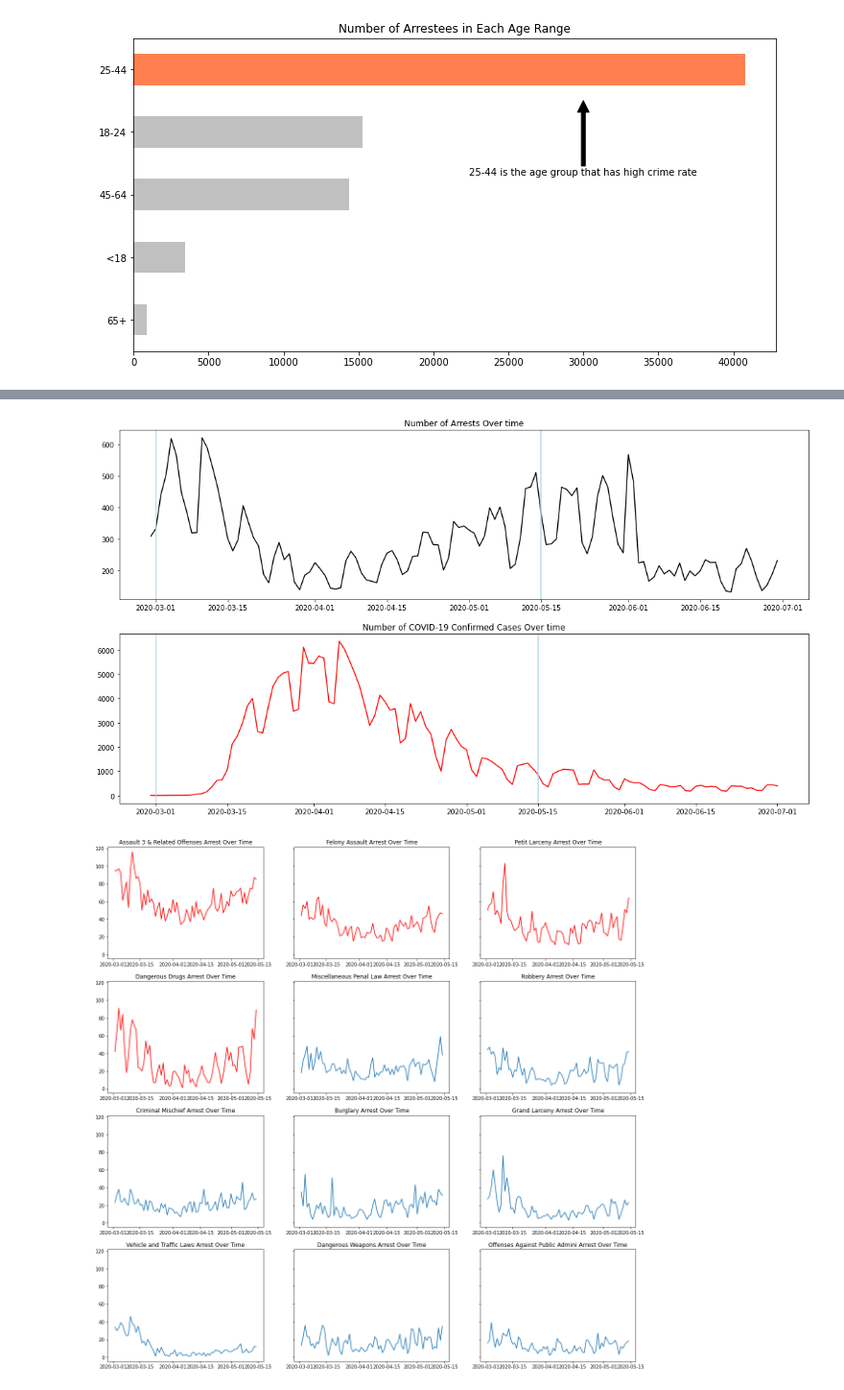
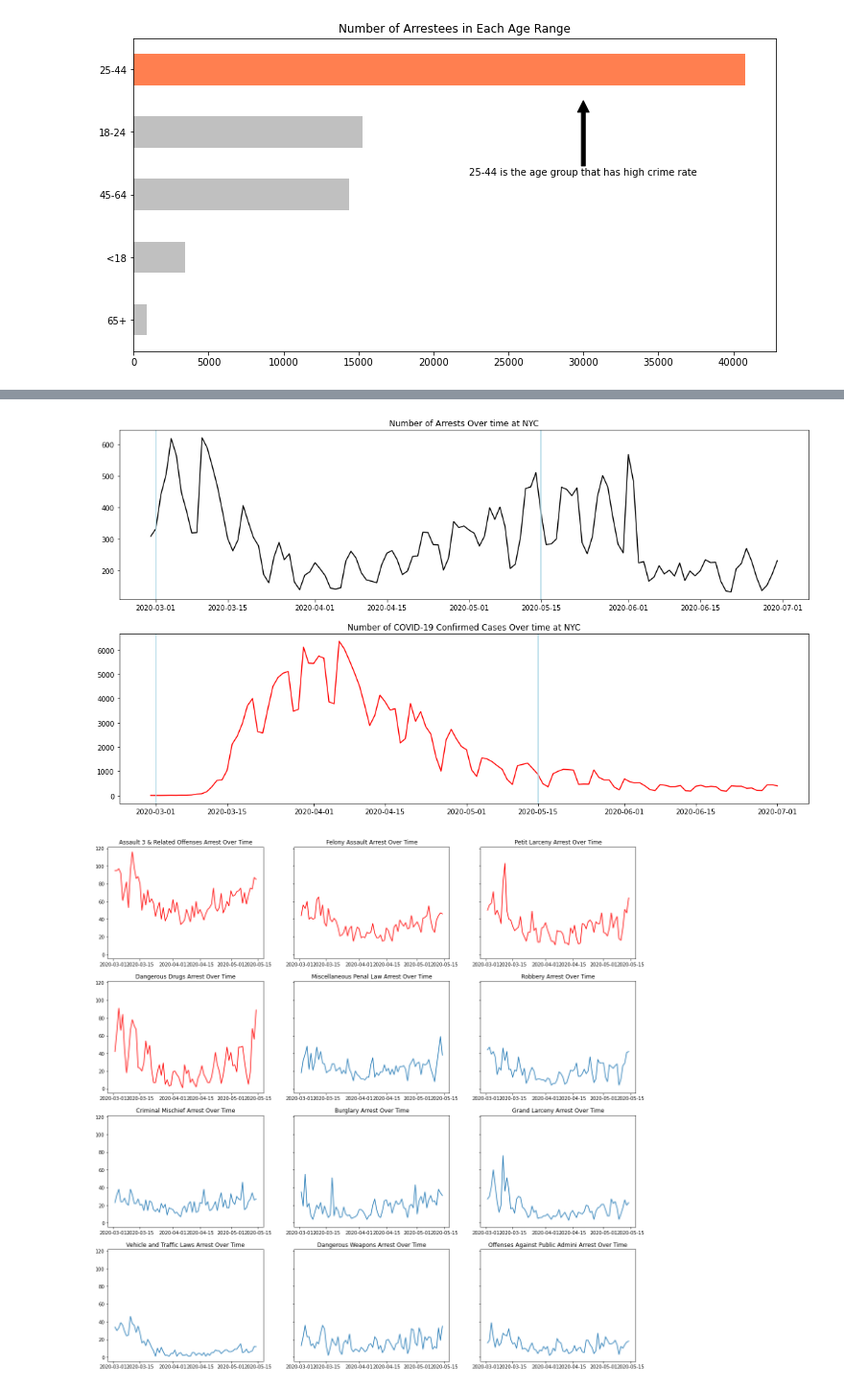
Before and after one commit to cesar3963/Covid-Vs-NYPD-Crime-, a Jupyter notebook: main.ipynb, the cells around one changed output, grey strips where cells are left out. Shown at 96% size. Drawn from its saved outputs; the diff is of its cells as text; code cells hidden in the pictures.

```diff
--- a/main.ipynb
+++ b/main.ipynb
@@ -64,0 +72,3 @@ year_to_date_arrest_df.head()
+# %%
+year_to_date_arrest_df['ARREST_DATE'] = pd.to_datetime(year_to_date_arrest_df['ARREST_DATE'])
+year_to_date_arrest_df.head()
@@ -116,21 +155,21 @@ covid_df_Jul = covid_df.loc[covid_df['DATE_OF_INTEREST']<'2020-07-02',:]
 # %%
 df_Feb = df.loc[df['ARREST_DATE']>'2020-02-28',:]
 
 fig, axs = plt.subplots(2, 1, figsize=(18,10))
 (ax1, ax2) = axs
 
 ax1.plot(df_Feb.groupby(['ARREST_DATE'])['COUNT'].sum(), color='black')
 ax1.axvline(pd.Timestamp('2020-03-01'),color='lightblue')
 ax1.axvline(pd.Timestamp('2020-05-15'),color='lightblue')
-ax1.set_title("Number of Arrests Over time")
+ax1.set_title("Number of Arrests Over time at NYC")
 
 ax2.plot(covid_df_Jul.groupby(['DATE_OF_INTEREST'])['Cases'].sum(), color='red')
 ax2.axvline(pd.Timestamp('2020-03-01'),color='lightblue')
 ax2.axvline(pd.Timestamp('2020-05-15'),color='lightblue')
-ax2.set_title("Number of COVID-19 Confirmed Cases Over time")
+ax2.set_title("Number of COVID-19 Confirmed Cases Over time at NYC")
 plt.show()
 # %% [output]
-[figure, old version]
+[figure, new version]
 # %%
 df_ASSAULT = df.loc[(df["OFNS_DESC"]=="ASSAULT 3 & RELATED OFFENSES")&(df['ARREST_DATE']>'2020-03-01')&(df['ARREST_DATE']<'2020-05-15'),:]
 df_ASSAULT["COUNT"] = 1
```
Also changed, not shown: parts of 18 cells of this notebook, 1 other file.
